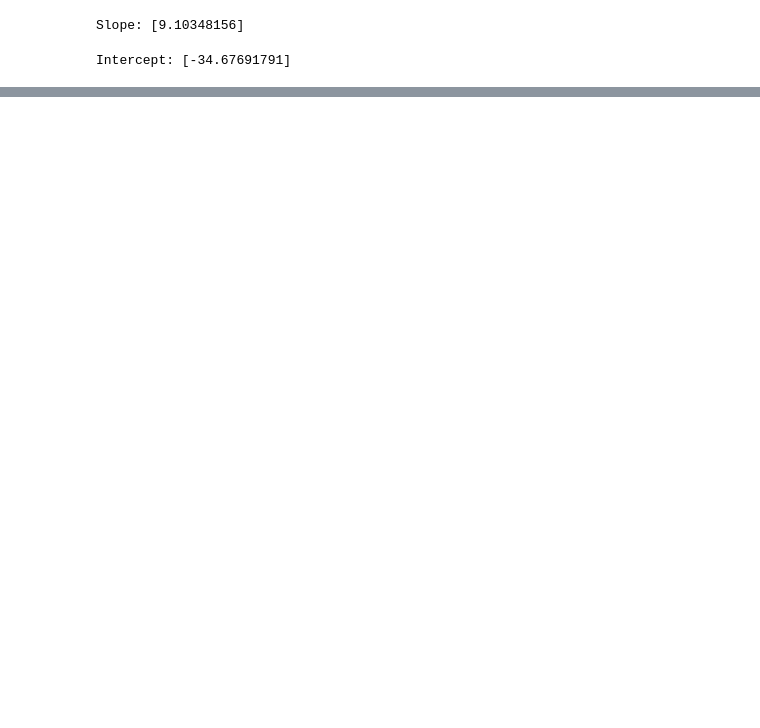
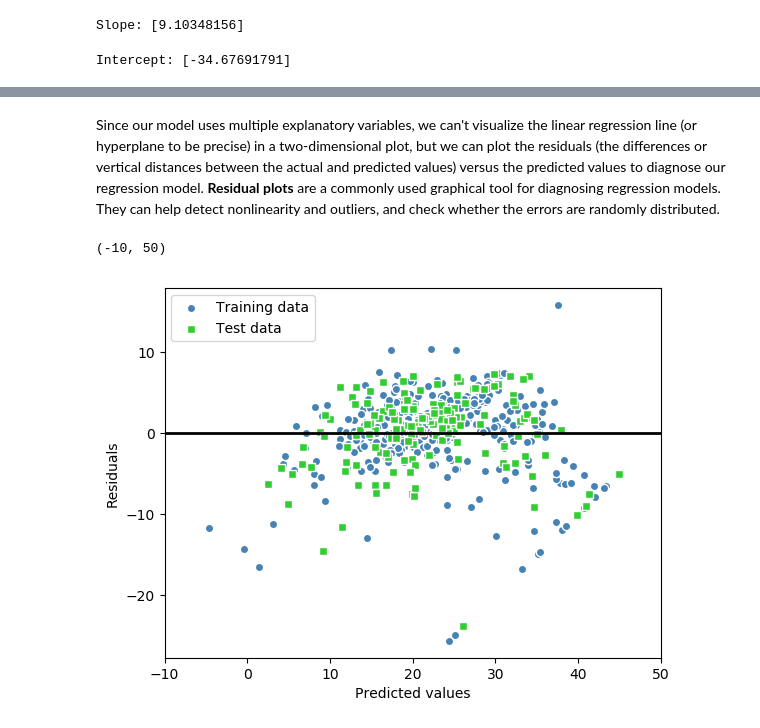
Before and after one commit to hanshantong/MachineLearningWithPython3, a Jupyter notebook: Chapter_10_Predicting_Continuous_Varibables_with_Regression_Analysis.ipynb, the cells around one changed output, grey strips where cells are left out. Drawn from its saved outputs; the diff is of its cells as text; code cells hidden in the pictures; blank space fills up the shorter version.

```diff
--- a/Chapter_10_Predicting_Continuous_Varibables_with_Regression_Analysis.ipynb
+++ b/Chapter_10_Predicting_Continuous_Varibables_with_Regression_Analysis.ipynb
@@ -229,0 +312,33 @@ iterative methods in certain cases.
+# %%
+from sklearn.model_selection import train_test_split
+X = df.iloc[:, :-1].values
+y = df.iloc[:, -1].values
+# %%
+X_train, X_test, y_train, y_test = train_test_split(X, y, test_size=0.3,
+                                                    random_state=0)
+# %%
+slr = LinearRegression()
+slr.fit(X_train, y_train)
+y_train_pred = slr.predict(X_train)
+y_test_pred = slr.predict(X_test)
+# %% [markdown]
+Since our model uses multiple explanatory variables, we can't visualize the linear
+regression line (or hyperplane to be precise) in a two-dimensional plot, but we
+can plot the residuals (the differences or vertical distances between the actual and
+predicted values) versus the predicted values to diagnose our regression model.
+**Residual plots** are a commonly used graphical tool for diagnosing regression
+models. They can help detect nonlinearity and outliers, and check whether the errors
+are randomly distributed.
+# %%
+plt.scatter(y_train_pred, y_train_pred - y_train, color='steelblue', marker='o',
+           edgecolor='white', label='Training data')
+plt.scatter(y_test_pred, y_test_pred - y_test, color='limegreen', marker='s',
+            edgecolor='white', label='Test data')
+plt.hlines(y=0, xmin=-10, xmax=50, color='black', lw=2)
+plt.xlabel('Predicted values')
+plt.ylabel('Residuals')
+plt.legend(loc='upper left')
+plt.xlim([-10, 50])
+# %% [output]
+(-10, 50)
+[figure, added]
```
Also changed, not shown: parts of 20 cells of this notebook.
